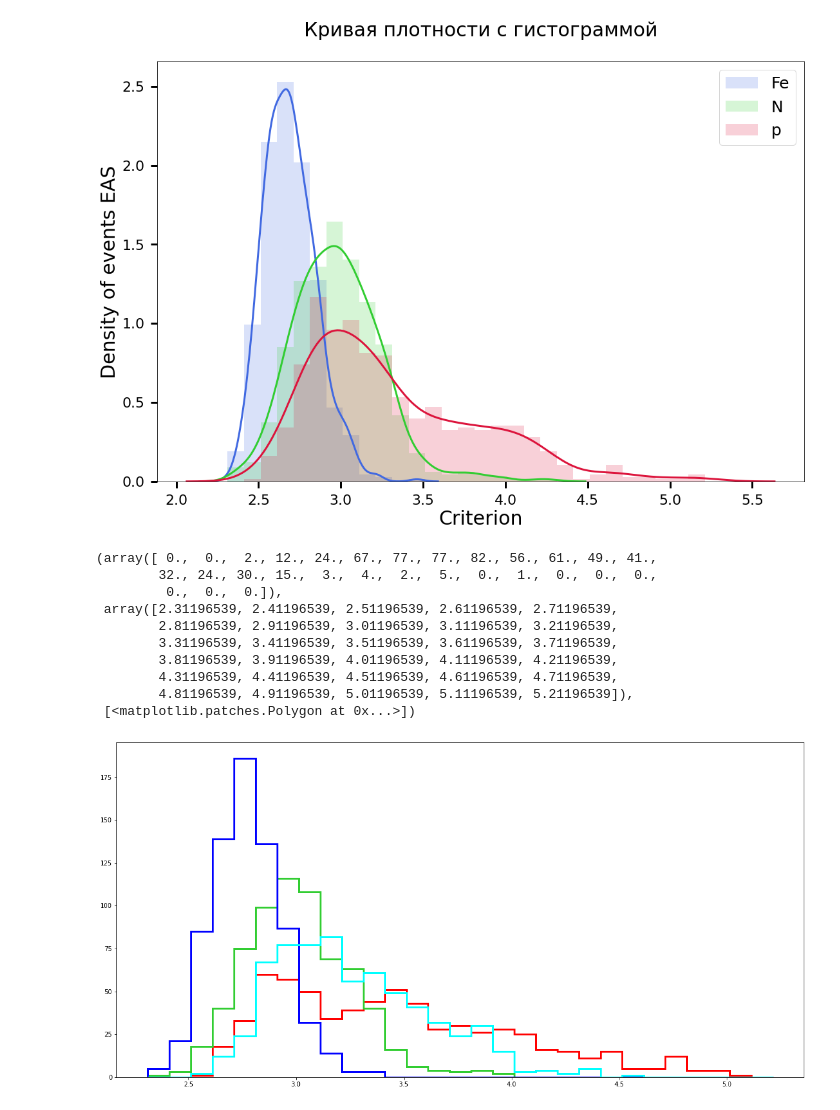
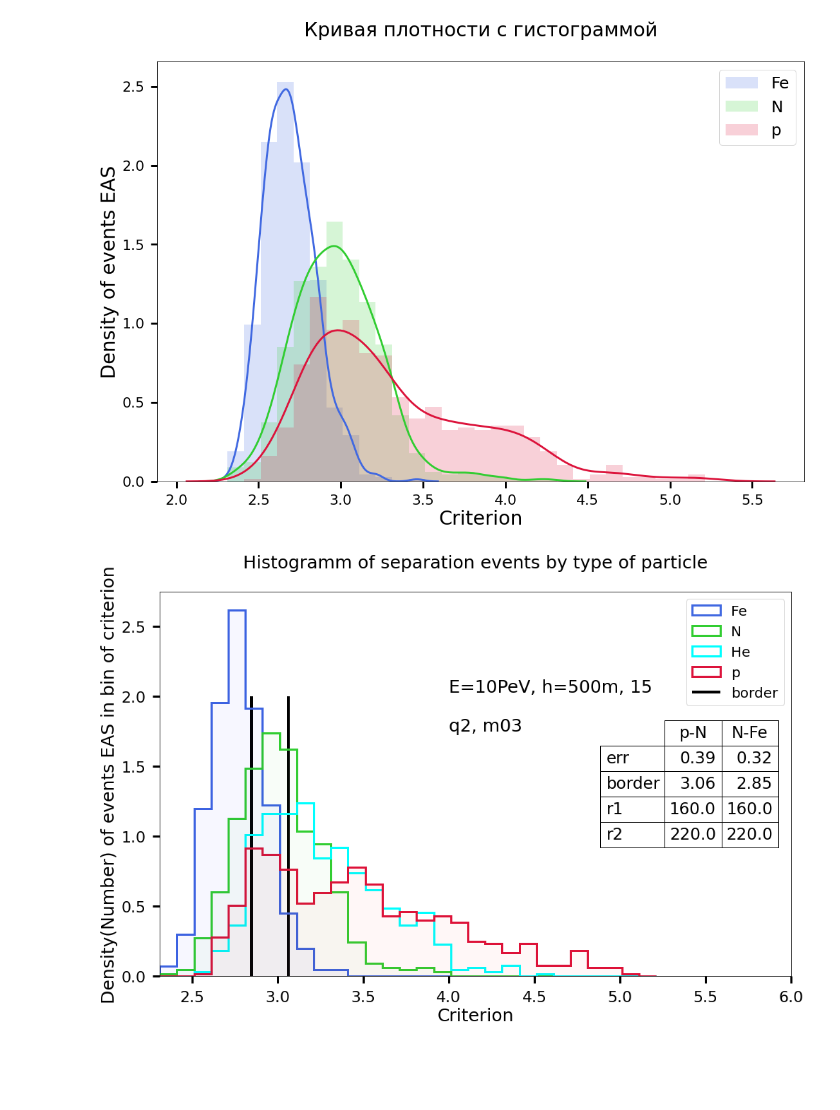
Before and after one commit to Vetselet/Study, a Jupyter notebook: Criterion-pn_nf_sep_graph.ipynb, the cells around one changed output. Cells and saved outputs as stored; diff of their text form; code cells hidden in the pictures; blank space fills up the shorter version.

```diff
--- a/Criterion-pn_nf_sep_graph.ipynb
+++ b/Criterion-pn_nf_sep_graph.ipynb
@@ -122,10 +136,10 @@ r2g=[]
 def integrand(r, a0, a1,a2):
     return 2.0*pi* a0*r / ((1.0 + a1*r + a2*r*r)*(1.0 + 0.0080*r))
 
-for k in range(16):   #60<r1<210
+for k in range(11):   #60<r1<210
     r1 = 60.0 + 10.0*k
     print(r1)
-    for l in range(1,18-k):  #r1+10<r2<230
+    for l in range(1,17-k):  #r1+10<r2<230
         r2 = r1 + 10.0*l
         r1g.append(r1)
         r2g.append(r2)
@@ -473,25 +495,53 @@ plt.show()
 # %% [output]
 [figure]
 # %%
-fig, axs = plt.subplots(figsize=(20, 10))
+fig, axs = plt.subplots(figsize=(16, 10))
 
+n_bins=20
 m=0
 mi=min(min(cri[m]),min(cri[m+1]),min(cri[m+2]),min(cri[m+3]))
 ma=max(max(cri[m]),max(cri[m+1]),max(cri[m+2]),max(cri[m+3]))
 bins = np.arange(mi,ma,0.1)
-axs.hist(cri[4],bins,histtype="step",color='red',linewidth=3)
-axs.hist(cri[5],bins,histtype="step", color='limegreen',linewidth=3)
-axs.hist(cri[6],bins,histtype="step", color='blue',linewidth=3)
-axs.hist(cri[7],bins,histtype="step", color='cyan',linewidth=3)
+scale=25
+
+axs.hist(cri[6],bins,histtype="step", density=True,color='royalblue',linewidth=3,label='Fe')
+axs.hist(cri[5],bins,histtype="step",density=True, color='limegreen',linewidth=3,label='N')
+axs.hist(cri[7],bins,histtype="step",density=True,color='cyan',linewidth=3,label='He')
+axs.hist(cri[4],bins,histtype="step", density=True,color='crimson',linewidth=3,label='p')
+
+axs.hist(cri[6],bins,histtype="step",density=True, color='blue',linewidth=3,fill=True, alpha=0.03)
+axs.hist(cri[5],bins,histtype="step",density=True, color='limegreen',linewidth=3,fill=True, alpha=0.03)
+axs.hist(cri[4],bins,histtype="step",density=True, color='red',linewidth=3,fill=True, alpha=0.03)
+
+axs.vlines(pn_border_max,0,2,linewidth=4,color='black',label='border')
+axs.vlines(nf_border_max,0,2,linewidth=4,color='black')
+
+axs.set_xlim(mi,6)
+axs.tick_params(which = 'major',    #  Применяем параметры к основным делениям
+               length = 10,    #  Длинна делений
+               width = 3,     #  Ширина делений
+               color = 'black',    #  Цвет делений
+               pad = 10,    #  Расстояние между черточкой и ее подписью
+               labelsize = 22,    #  Размер подписи
+               bottom = True,    #  Рисуем метки снизу
+               left = True,    #  слева
+               )    #  Поворот подписей
+axs.set_xlabel('Criterion',fontsize=scale)
+axs.set_ylabel('Density(Number) of events EAS in bin of criterion',fontsize=scale)
+axs.set_title('Histogramm of separation events by type of particle\n',fontsize=scale)
+
+col_labels=['p-N','N-Fe']
+row_labels=['err','border','r1','r2']
+table_vals=[[round(pn_max_mi,2),round(nf_max_mi,2)],[round(pn_border_max,2),round(nf_border_max,2)],[pn_r1_max,pn_r1_max],[pn_r2_max,nf_r2_max]]
+the_table = plt.table(cellText=table_vals, colWidths = [0.03] * 2,
+                      rowLabels=row_labels, colLabels=col_labels, loc='center right',fontsize=20)
+
+the_table.set_fontsize(scale)
+the_table.scale(3, 3)
+
+axs.text(4,1.75,'E=10PeV, h=500m, 15\n\nq2, m03',fontsize=scale)
+
+plt.legend(fontsize=20)
+plt.show()
 # %% [output]
-(array([ 0.,  0.,  2., 12., 24., 67., 77., 77., 82., 56., 61., 49., 41.,
-        32., 24., 30., 15.,  3.,  4.,  2.,  5.,  0.,  1.,  0.,  0.,  0.,
-         0.,  0.,  0.]),
- array([2.31196539, 2.41196539, 2.51196539, 2.61196539, 2.71196539,
-        2.81196539, 2.91196539, 3.01196539, 3.11196539, 3.21196539,
-        3.31196539, 3.41196539, 3.51196539, 3.61196539, 3.71196539,
-        3.81196539, 3.91196539, 4.01196539, 4.11196539, 4.21196539,
-        4.31196539, 4.41196539, 4.51196539, 4.61196539, 4.71196539,
-        4.81196539, 4.91196539, 5.01196539, 5.11196539, 5.21196539]),
- [<matplotlib.patches.Polygon at 0x...>])
-[figure, old version]
+[figure, new version]
```
Also changed, not shown: parts of 17 cells of this notebook.
